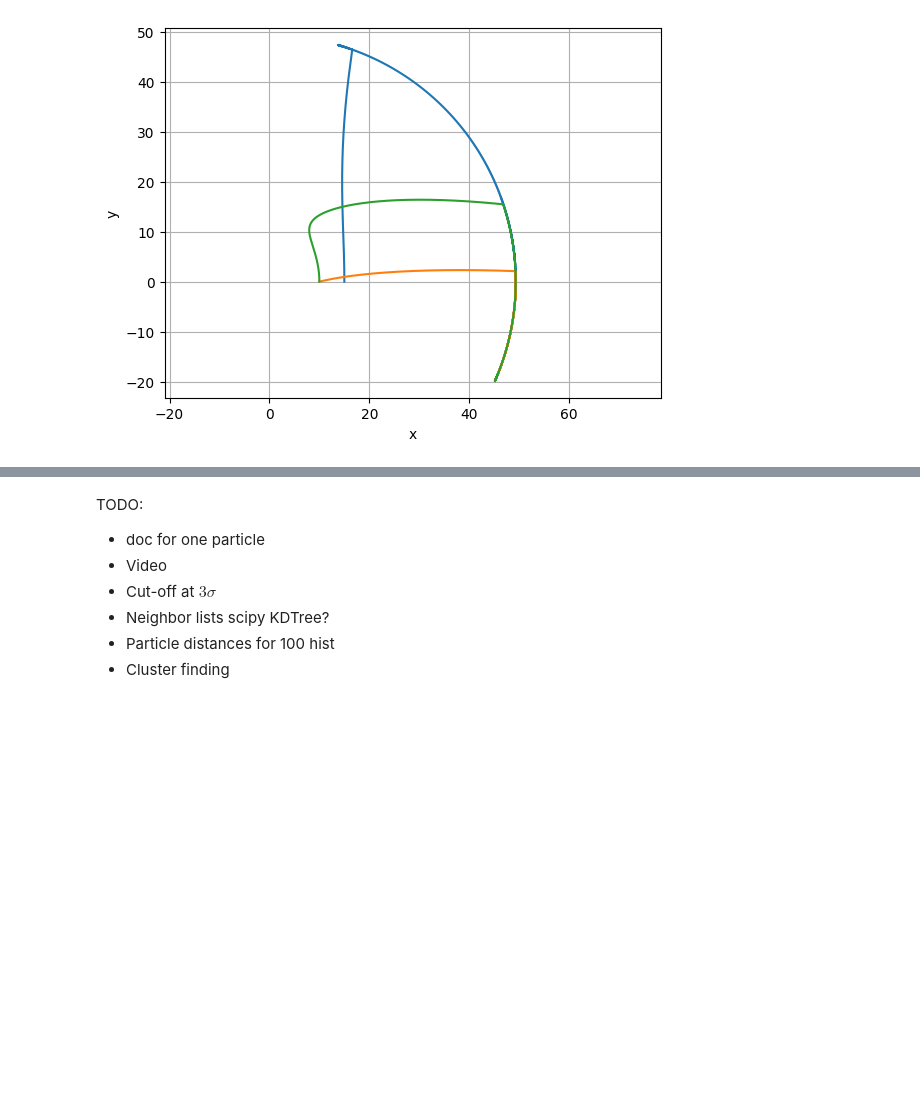
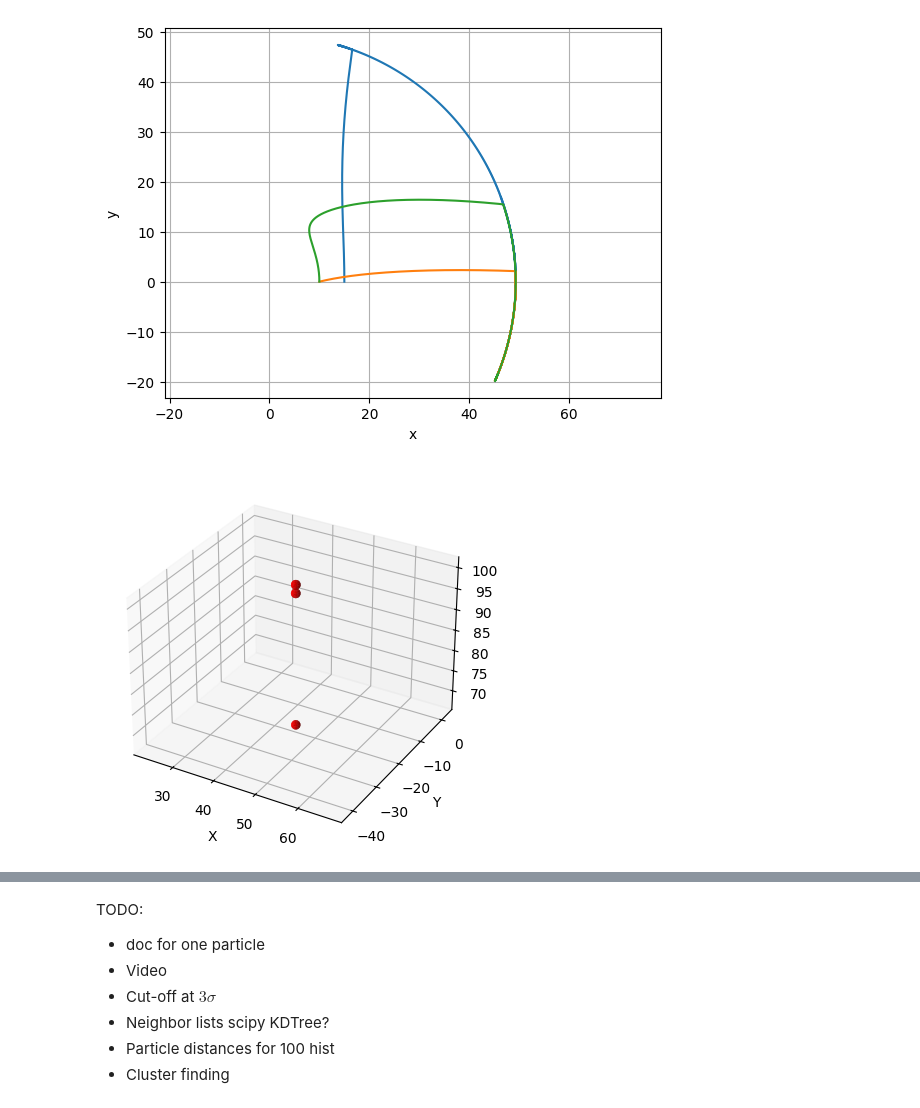
Before and after one commit to dzinty/microswimmers, a Jupyter notebook: many_swimmers_euler.ipynb, the cells around one changed output, grey strips where cells are left out. Cells and saved outputs as stored; diff of their text form; code cells hidden in the pictures; blank space fills up the shorter version.

```diff
--- a/many_swimmers_euler.ipynb
+++ b/many_swimmers_euler.ipynb
@@ -263,9 +267,14 @@ def solver(new, N, p0s, R0s, dt, T, noise = False):
     time = [0]
     t = 0
     while t < T:
-        neighs = [row[-1] for row in Rs]
+        last = np.array([row[-1] for row in Rs])
+        search = KDTree(last)
         for i in range(N):
+            neighs = last[search.query_ball_point(last[i], 3 * sigma_part)]
             p_n, R_n = new(ps[i][-1], Rs[i][-1], dot, dt, t, noise, neighs)
+            if np.linalg.norm(R_n[:2]) > R2:
+                R_n[0] = R_n[0]/np.linalg.norm(R_n[:2]) * R2
+                R_n[1] = R_n[1]/np.linalg.norm(R_n[:2]) * R2
             R_n[2] = R_n[2] % L
             ps[i].append(p_n)
             Rs[i].append(R_n)
@@ -363,3 +374,18 @@ for i in range(N):
 axs.axis('equal');
 # %% [output]
 [figure]
+# %%
+ax = plt.figure().add_subplot(projection='3d')
+
+for i in range(N):
+    X, Y, Z = makesphere(Rs_sol[i][-1, 0], Rs_sol[i][-1, 1], Rs_sol[i][-1, 2], R)
+    ax.plot_surface(X, Y, Z, color="r")
+
+ax.set_xlabel("X")
+ax.set_ylabel("Y")
+ax.set_zlabel("Z")
+ax.axis('equal');
+
+plt.show()
+# %% [output]
+[figure, added]
```
Also changed, not shown: parts of 15 cells of this notebook.
